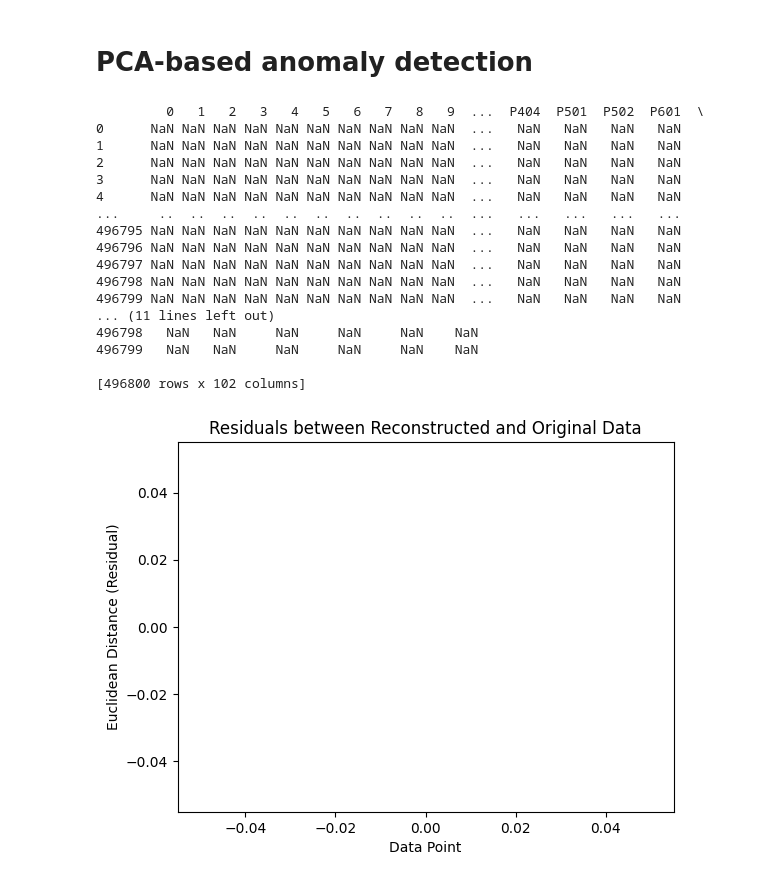
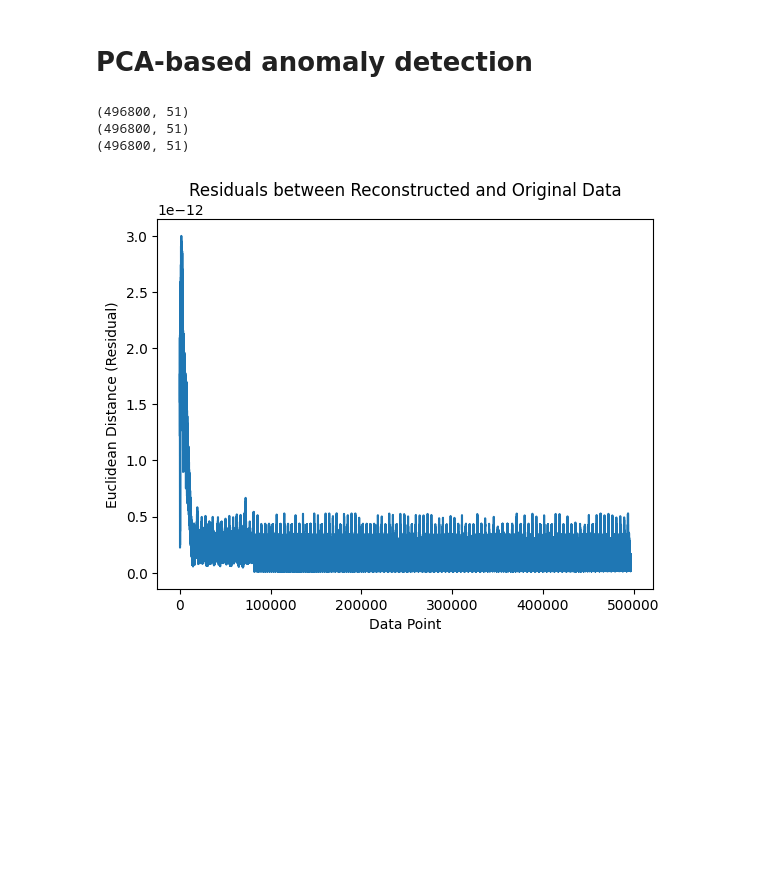
Before and after one commit to SirbayC/Anomaly-Detection-with-DTW-PCA, a Jupyter notebook: Anomaly Detection.ipynb, the cells around one changed output. Cells and saved outputs as stored; diff of their text form; code cells hidden in the pictures; blank space fills up the shorter version.

```diff
--- a/Anomaly Detection.ipynb
+++ b/Anomaly Detection.ipynb
@@ -207,43 +207,39 @@ def apply_principal_component_analysis(df, eigenvectors):
     projected_data = ( df - df.mean() ) @ eigenvectors # apparently we are supposed to do dimensionality reduced mean-shifted data
     # print(projected_data)
     return pd.DataFrame(projected_data)
+# %%
+number_of_sensors = train_data.shape[1] - 2 # 51
+trimmed_train_data = train_data[17000:]
+# print(train_data)
+# print(trimmed_train_data)
+only_sensor_train_data = train_data.drop(['Timestamp','Normal/Attack'], axis=1)
+
+mean = only_sensor_train_data.mean()
+
+pca_eigenvectors = principal_component_analysis(only_sensor_train_data, number_of_sensors)
+new_df = apply_principal_component_analysis(only_sensor_train_data, pca_eigenvectors)
+reconstructed_X = new_df @ (pca_eigenvectors.T)
+
+reconstructed_with_mean = pd.DataFrame(data=reconstructed_X.values + mean.values, columns=only_sensor_train_data.columns)
 # %%
-number_of_sensors = train_data.shape[1] - 2 # 51
-only_sensor_train_data = train_data.drop(['Timestamp','Normal/Attack'], axis=1)
-mean = only_sensor_train_data.mean()
+print(reconstructed_with_mean.shape)
+print(only_sensor_train_data.shape)
 
-pca_eigenvectors = principal_component_analysis(only_sensor_train_data, number_of_sensors)
-new_df = apply_principal_component_analysis(only_sensor_train_data, pca_eigenvectors)
-reconstructed_X = new_df @ (pca_eigenvectors.T)
-reconstructed_with_mean = reconstructed_X + mean.values
+diff = reconstructed_with_mean - only_sensor_train_data
 
-print(reconstructed_with_mean - only_sensor_train_data)
-residuals = np.linalg.norm(reconstructed_with_mean - only_sensor_train_data, axis=1)
+print(diff.shape)
+residuals = np.linalg.norm(diff, axis=1)
 
 # print(residuals)
 
 # Plot residuals
 plt.plot(residuals)
 plt.xlabel('Data Point')
 plt.ylabel('Euclidean Distance (Residual)')
 plt.title('Residuals between Reconstructed and Original Data')
 plt.show()
 # %% [output]
-         0   1   2   3   4   5   6   7   8   9  ...  P404  P501  P502  P601  \
-0      NaN NaN NaN NaN NaN NaN NaN NaN NaN NaN  ...   NaN   NaN   NaN   NaN
-1      NaN NaN NaN NaN NaN NaN NaN NaN NaN NaN  ...   NaN   NaN   NaN   NaN
-2      NaN NaN NaN NaN NaN NaN NaN NaN NaN NaN  ...   NaN   NaN   NaN   NaN
-3      NaN NaN NaN NaN NaN NaN NaN NaN NaN NaN  ...   NaN   NaN   NaN   NaN
-4      NaN NaN NaN NaN NaN NaN NaN NaN NaN NaN  ...   NaN   NaN   NaN   NaN
-...     ..  ..  ..  ..  ..  ..  ..  ..  ..  ..  ...   ...   ...   ...   ...
-496795 NaN NaN NaN NaN NaN NaN NaN NaN NaN NaN  ...   NaN   NaN   NaN   NaN
-496796 NaN NaN NaN NaN NaN NaN NaN NaN NaN NaN  ...   NaN   NaN   NaN   NaN
-496797 NaN NaN NaN NaN NaN NaN NaN NaN NaN NaN  ...   NaN   NaN   NaN   NaN
-496798 NaN NaN NaN NaN NaN NaN NaN NaN NaN NaN  ...   NaN   NaN   NaN   NaN
-496799 NaN NaN NaN NaN NaN NaN NaN NaN NaN NaN  ...   NaN   NaN   NaN   NaN
-... (11 lines left out)
-496798   NaN   NaN     NaN     NaN     NaN    NaN
-496799   NaN   NaN     NaN     NaN     NaN    NaN
-
-[496800 rows x 102 columns]
+(496800, 51)
+(496800, 51)
+(496800, 51)
-[figure, old version]
+[figure, new version]
```
Also changed, not shown: parts of 2 cells of this notebook.
